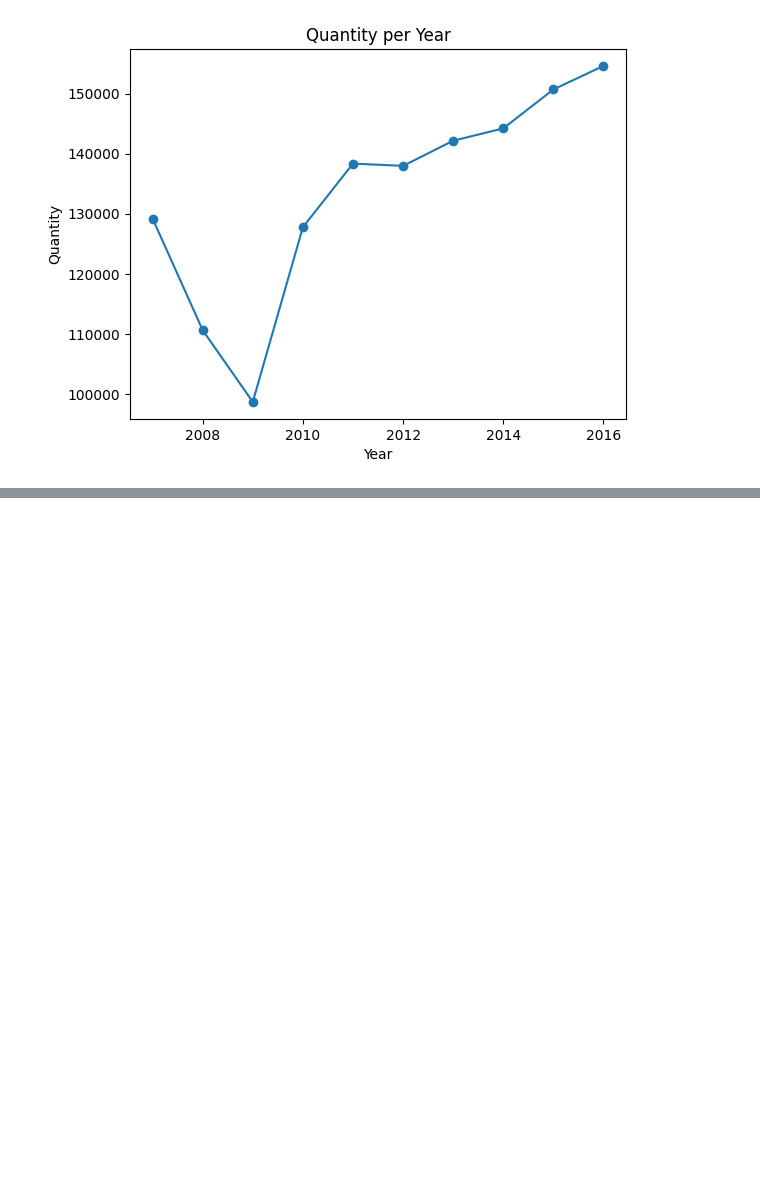
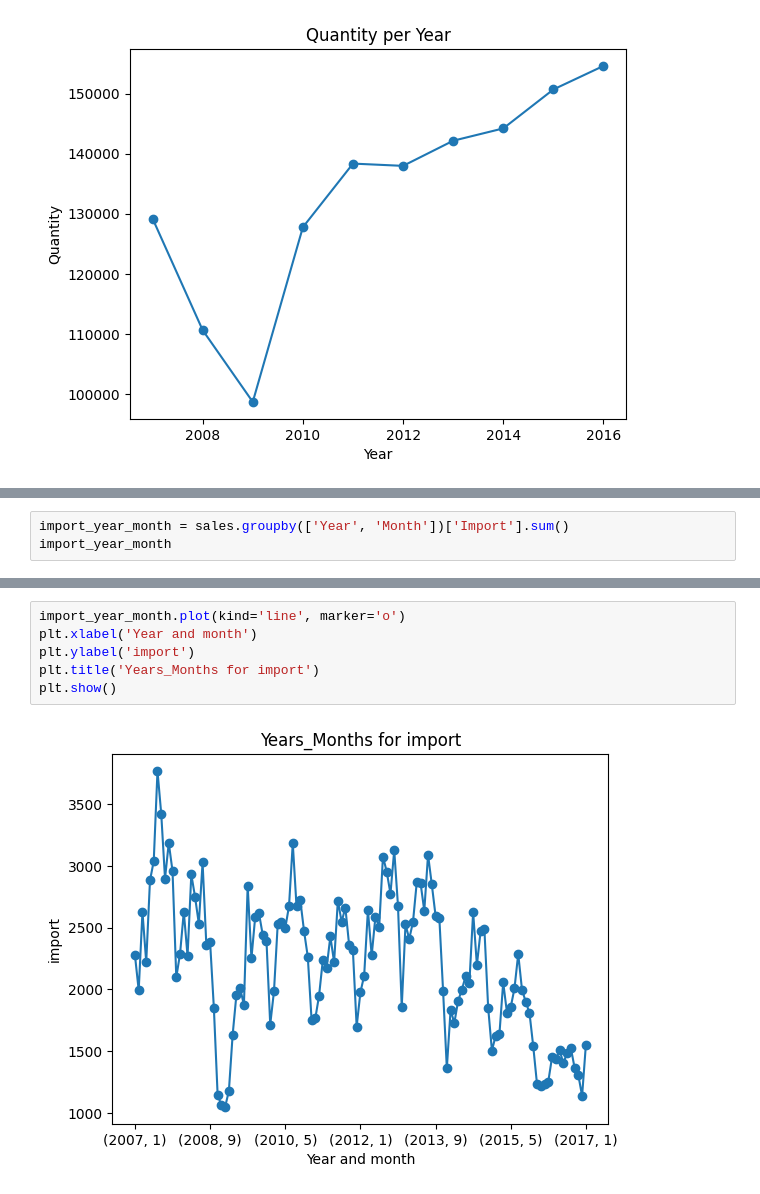
Before and after one commit to Lilit900/machine_learning_lilit_ajoyan_mlops25, a Jupyter notebook: exercises/exercise_0/sales.ipynb, the cells around one changed output, grey strips where cells are left out. Cells and saved outputs as stored; diff of their text form; blank space fills up the shorter version.

```diff
--- a/exercises/exercise_0/sales.ipynb
+++ b/exercises/exercise_0/sales.ipynb
@@ -102,0 +132,3 @@ plt.show()
+# %%
+import_year_month = sales.groupby(['Year', 'Month'])['Import'].sum()
+import_year_month
@@ -102,0 +149,8 @@ plt.show()
+# %%
+import_year_month.plot(kind='line', marker='o')
+plt.xlabel('Year and month')
+plt.ylabel('import')
+plt.title('Years_Months for import')
+plt.show()
+# %% [output]
+[figure, added]
```
Also changed, not shown: parts of 14 cells of this notebook.
